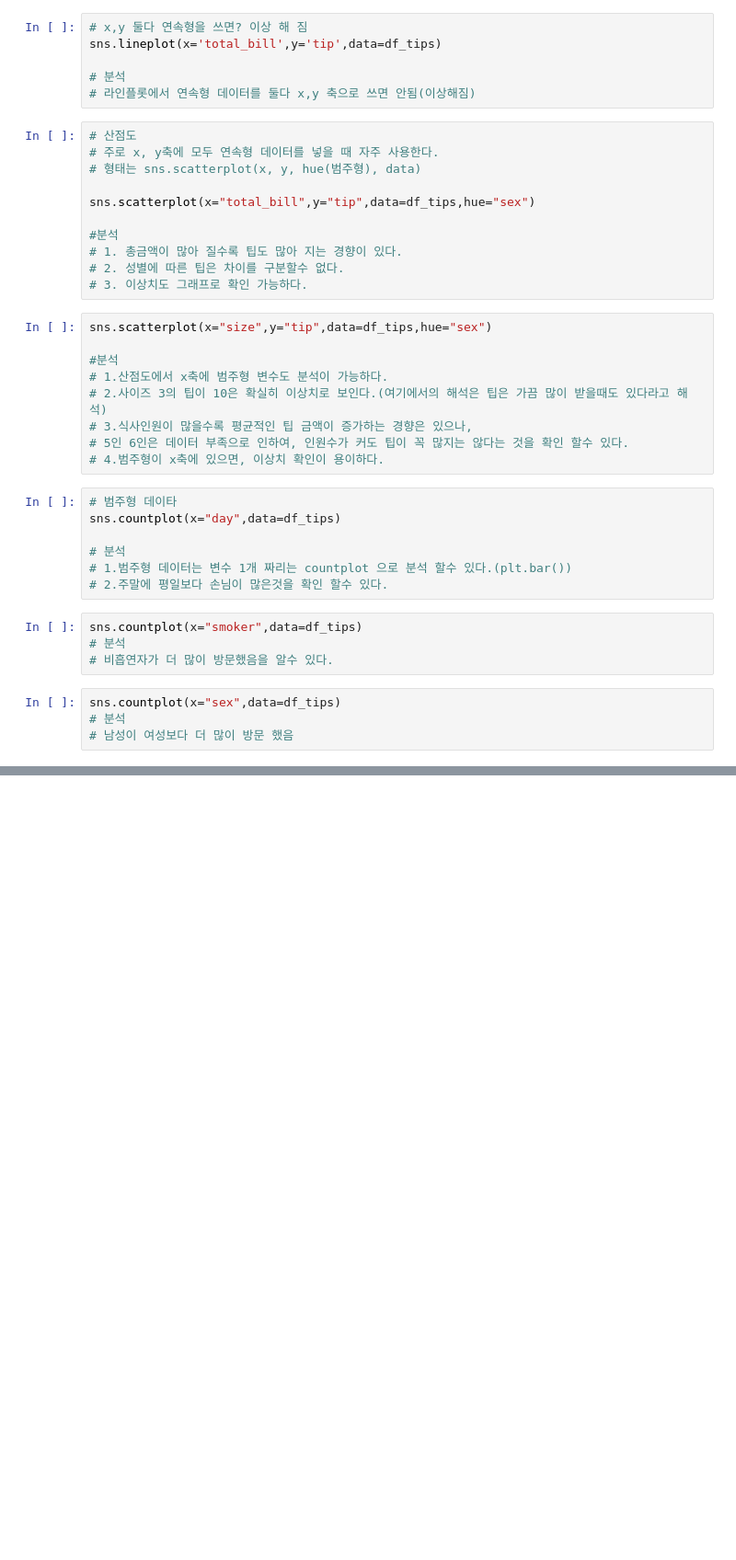
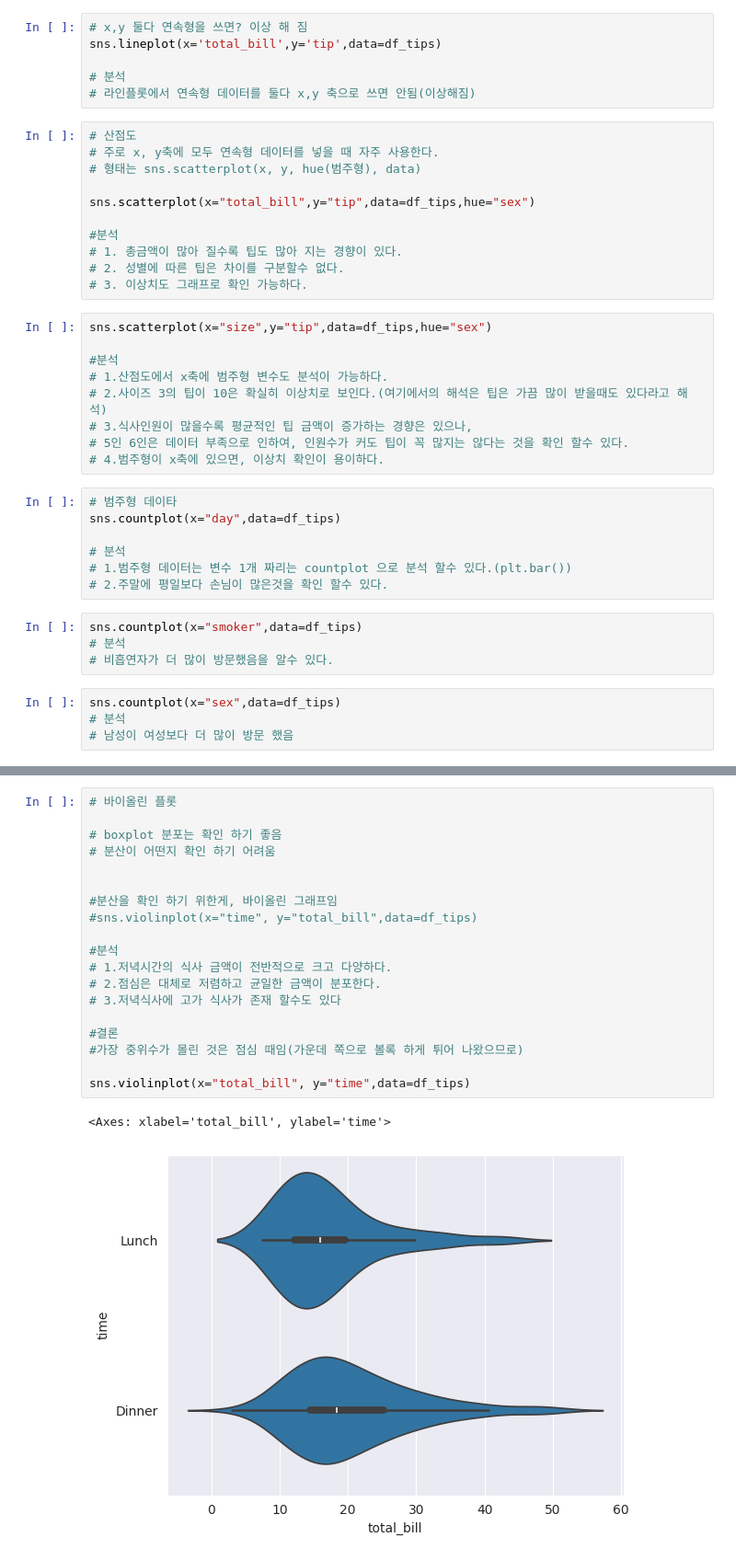
Before and after one commit to n3316202/Gwangsu-AI-Academy-teacher, a Jupyter notebook: 03.시각화/02-데이터시각화-씨본-챠트.ipynb, the cells around one changed output, grey strips where cells are left out. Shown at 92% size. Saved outputs shown, nothing was run; the diff lists cells and outputs as text; blank space fills up the shorter version.

```diff
--- a/03.시각화/02-데이터시각화-씨본-챠트.ipynb
+++ b/03.시각화/02-데이터시각화-씨본-챠트.ipynb
@@ -340,0 +371,22 @@ sns.countplot(x="time",data=df_tips)
+# %%
+# 바이올린 플롯
+
+# boxplot 분포는 확인 하기 좋음
+# 분산이 어떤지 확인 하기 어려움
+
+
+#분산을 확인 하기 위한게, 바이올린 그래프임
+#sns.violinplot(x="time", y="total_bill",data=df_tips)
+
+#분석
+# 1.저녁시간의 식사 금액이 전반적으로 크고 다양하다.
+# 2.점심은 대체로 저렴하고 균일한 금액이 분포한다.
+# 3.저녁식사에 고가 식사가 존재 할수도 있다
+
+#결론
+#가장 중위수가 몰린 것은 점심 때임(가운데 쪽으로 볼록 하게 튀어 나왔으므로)
+
+sns.violinplot(x="total_bill", y="time",data=df_tips)
+# %% [output]
+<Axes: xlabel='total_bill', ylabel='time'>
+[figure, added]
```
Also changed, not shown: parts of 4 cells of this notebook.
